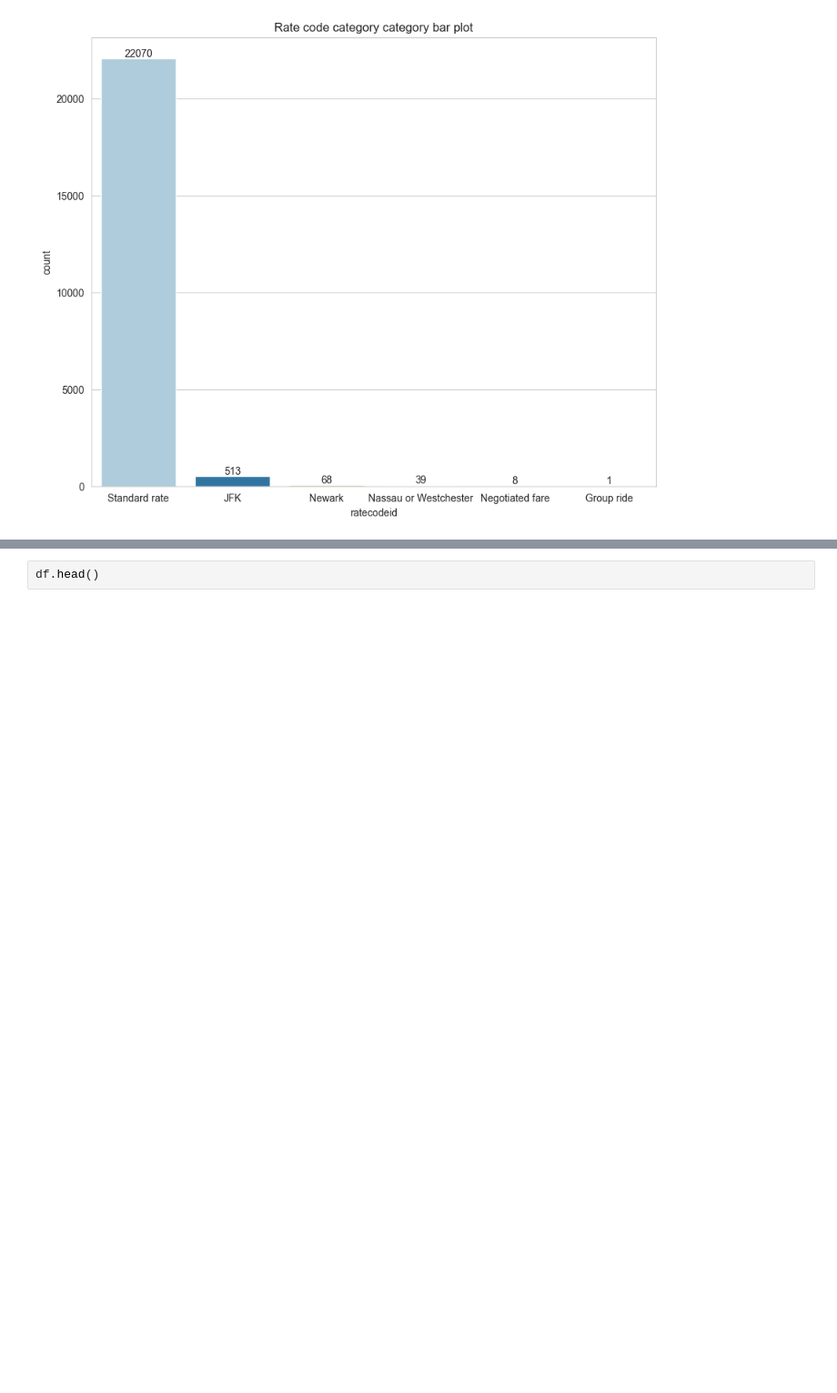
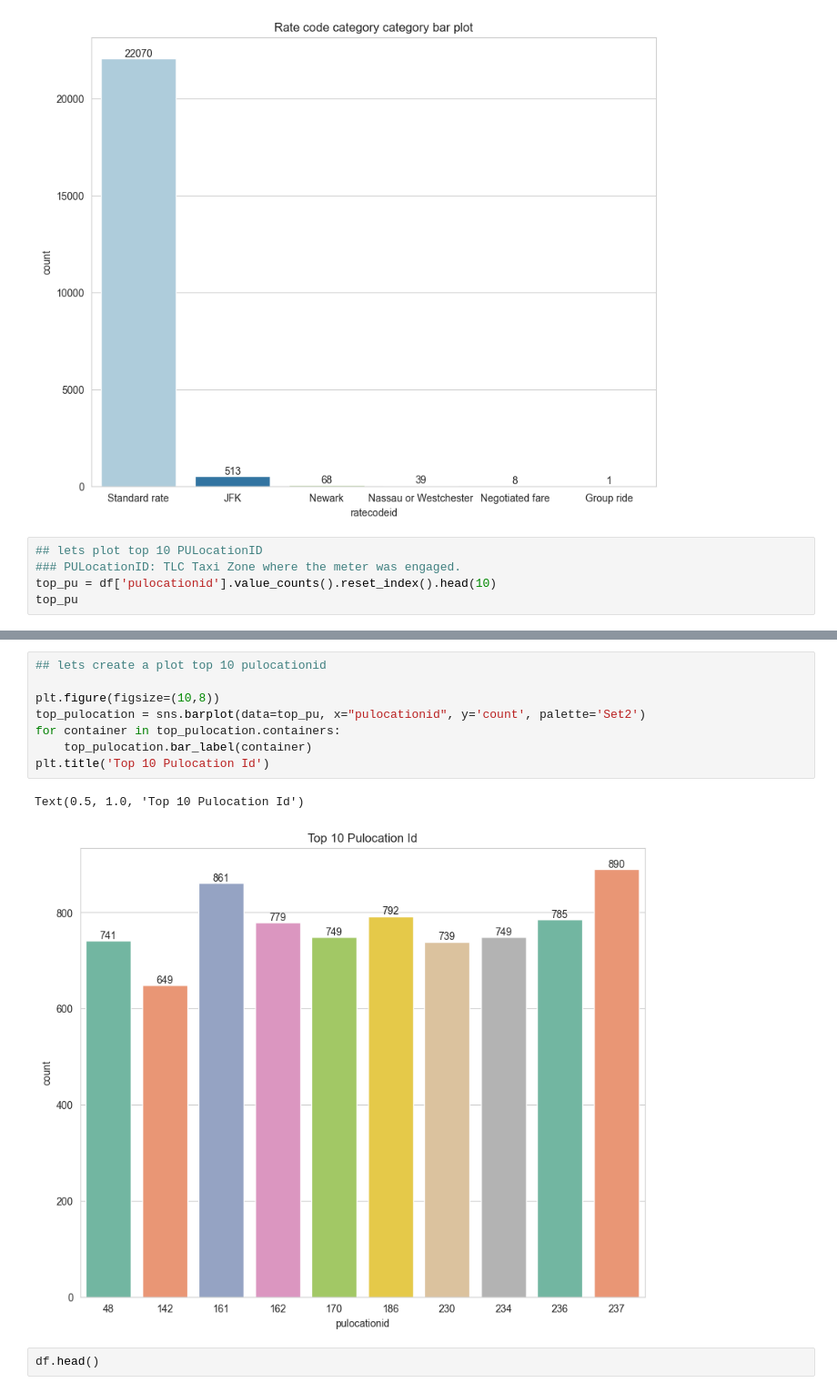
Before and after one commit to BishalJung7377/2017_yello_taxi_google_data_analytics, a Jupyter notebook: ny_taxi_data.ipynb, the cells around one changed output, grey strips where cells are left out. Shown at 91% size. Saved outputs shown, nothing was run; the diff lists cells and outputs as text; blank space fills up the shorter version.

```diff
--- a/ny_taxi_data.ipynb
+++ b/ny_taxi_data.ipynb
@@ -409,3 +409,8 @@ plt.title("Rate code category category bar plot")
 plt.show()
 # %% [output]
 [figure]
+# %%
+## lets plot top 10 PULocationID
+### PULocationID: TLC Taxi Zone where the meter was engaged.
+top_pu = df['pulocationid'].value_counts().reset_index().head(10)
+top_pu
@@ -412,3 +429,14 @@ plt.show()
+# %%
+## lets create a plot top 10 pulocationid
+
+plt.figure(figsize=(10,8))
+top_pulocation = sns.barplot(data=top_pu, x="pulocationid", y='count', palette='Set2')
+for container in top_pulocation.containers:
+    top_pulocation.bar_label(container)
+plt.title('Top 10 Pulocation Id')
+# %% [output]
+Text(0.5, 1.0, 'Top 10 Pulocation Id')
+[figure, added]
 # %%
 df.head()
 # %% [output]
```
Also changed, not shown: parts of 11 cells of this notebook.
